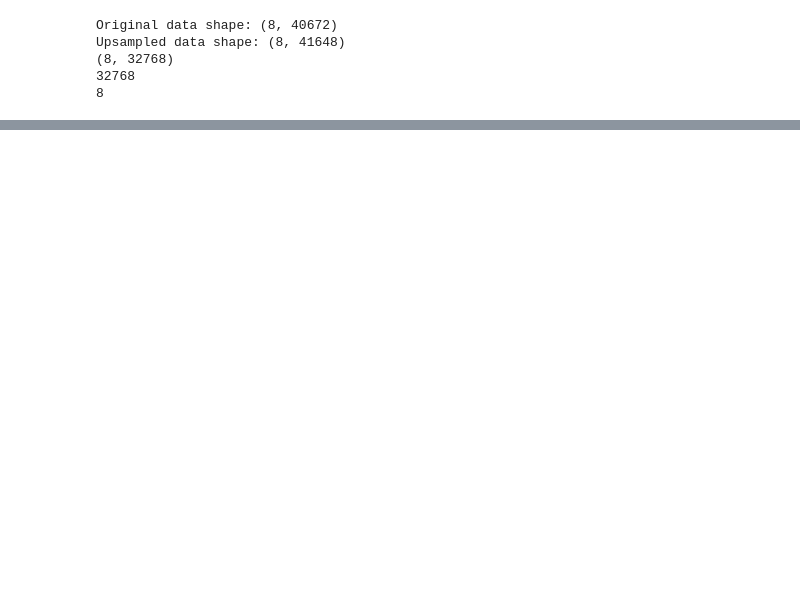
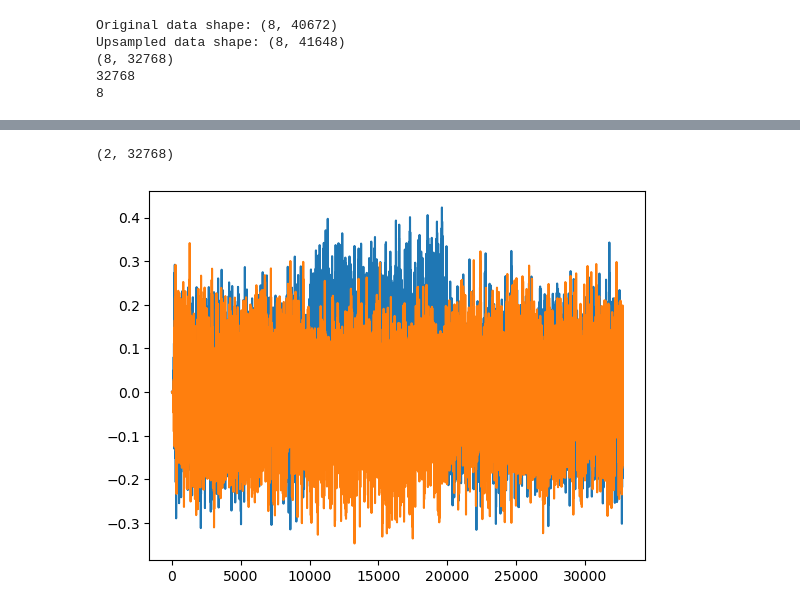
Before and after one commit to alken01/BCI, a Jupyter notebook: recursivefilter.ipynb, the cells around one changed output, grey strips where cells are left out. Saved outputs shown, nothing was run; the diff lists cells and outputs as text; code cells hidden in the pictures; blank space fills up the shorter version.

```diff
--- a/recursivefilter.ipynb
+++ b/recursivefilter.ipynb
@@ -394,0 +398,9 @@ plt.show()
+# %%
+print(filter_coefficients.shape)
+plt.figure()
+plt.plot(filter_coefficients[0,:])
+plt.plot(filter_coefficients[1,:])
+plt.show()
+# %% [output]
+(2, 32768)
+[figure, added]
```
Also changed, not shown: parts of 9 cells of this notebook.
